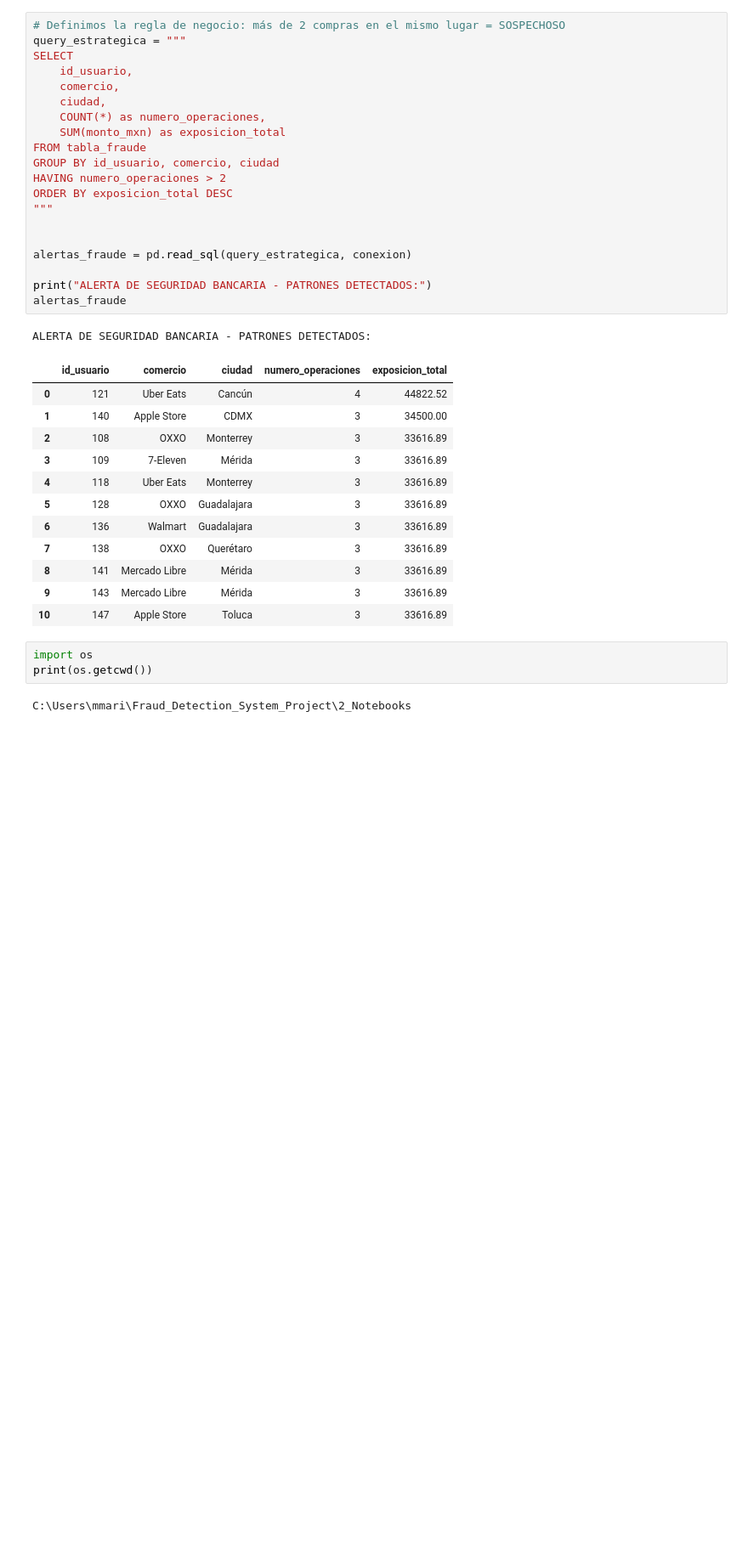
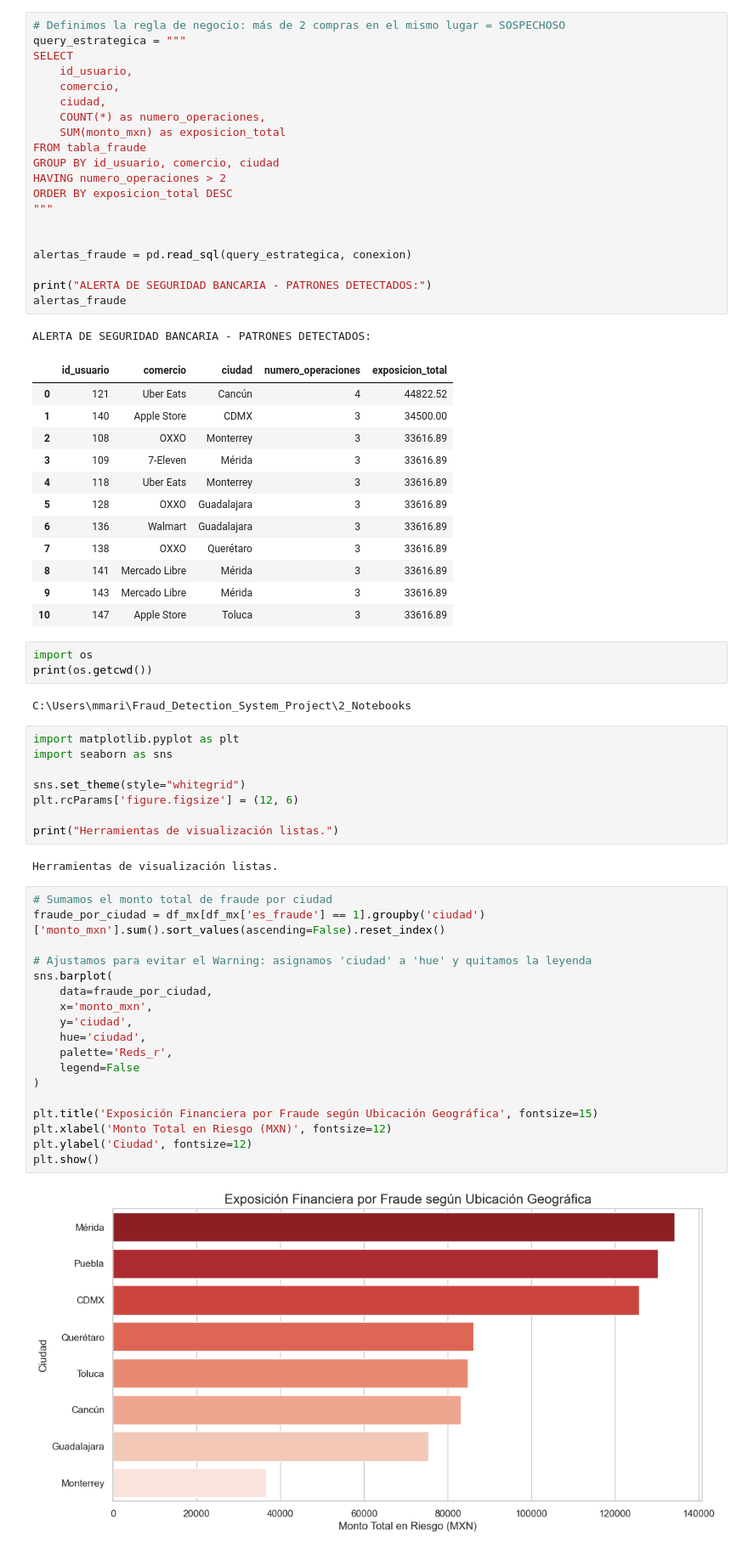
Before and after one commit to MMARIN3901/Deteccion-Fraude-Bancario-MX, a Jupyter notebook: 01_Generacion_y_Limpieza_Datos.ipynb, the cells around one changed output. Shown at 85% size. Cells and saved outputs as stored; diff of their text form; blank space fills up the shorter version.

Commit message:
Sistema Detección Fraude: Análisis y Resultados
Se inyectaron datos sintéticos para robustecer el análisis, se añadieron visualizaciones de densidad y un reporte ejecutivo automatizado

```diff
--- a/01_Generacion_y_Limpieza_Datos.ipynb
+++ b/01_Generacion_y_Limpieza_Datos.ipynb
@@ -122,3 +122,33 @@ import os
 print(os.getcwd())
 # %% [output]
 C:\Users\mmari\Fraud_Detection_System_Project\2_Notebooks
+# %%
+import matplotlib.pyplot as plt
+import seaborn as sns
+
+sns.set_theme(style="whitegrid")
+plt.rcParams['figure.figsize'] = (12, 6)
+
+print("Herramientas de visualización listas.")
+# %% [output]
+Herramientas de visualización listas.
+# %%
+# Sumamos el monto total de fraude por ciudad
+fraude_por_ciudad = df_mx[df_mx['es_fraude'] == 1].groupby('ciudad')['monto_mxn'].sum().sort_values(ascending=False).reset_index()
+
+# Ajustamos para evitar el Warning: asignamos 'ciudad' a 'hue' y quitamos la leyenda
+sns.barplot(
+    data=fraude_por_ciudad,
+    x='monto_mxn',
+    y='ciudad',
+    hue='ciudad',
+    palette='Reds_r',
+    legend=False
+)
+
+plt.title('Exposición Financiera por Fraude según Ubicación Geográfica', fontsize=15)
+plt.xlabel('Monto Total en Riesgo (MXN)', fontsize=12)
+plt.ylabel('Ciudad', fontsize=12)
+plt.show()
+# %% [output]
+[figure, added]
```
Also changed, not shown: parts of 8 cells of this notebook.
